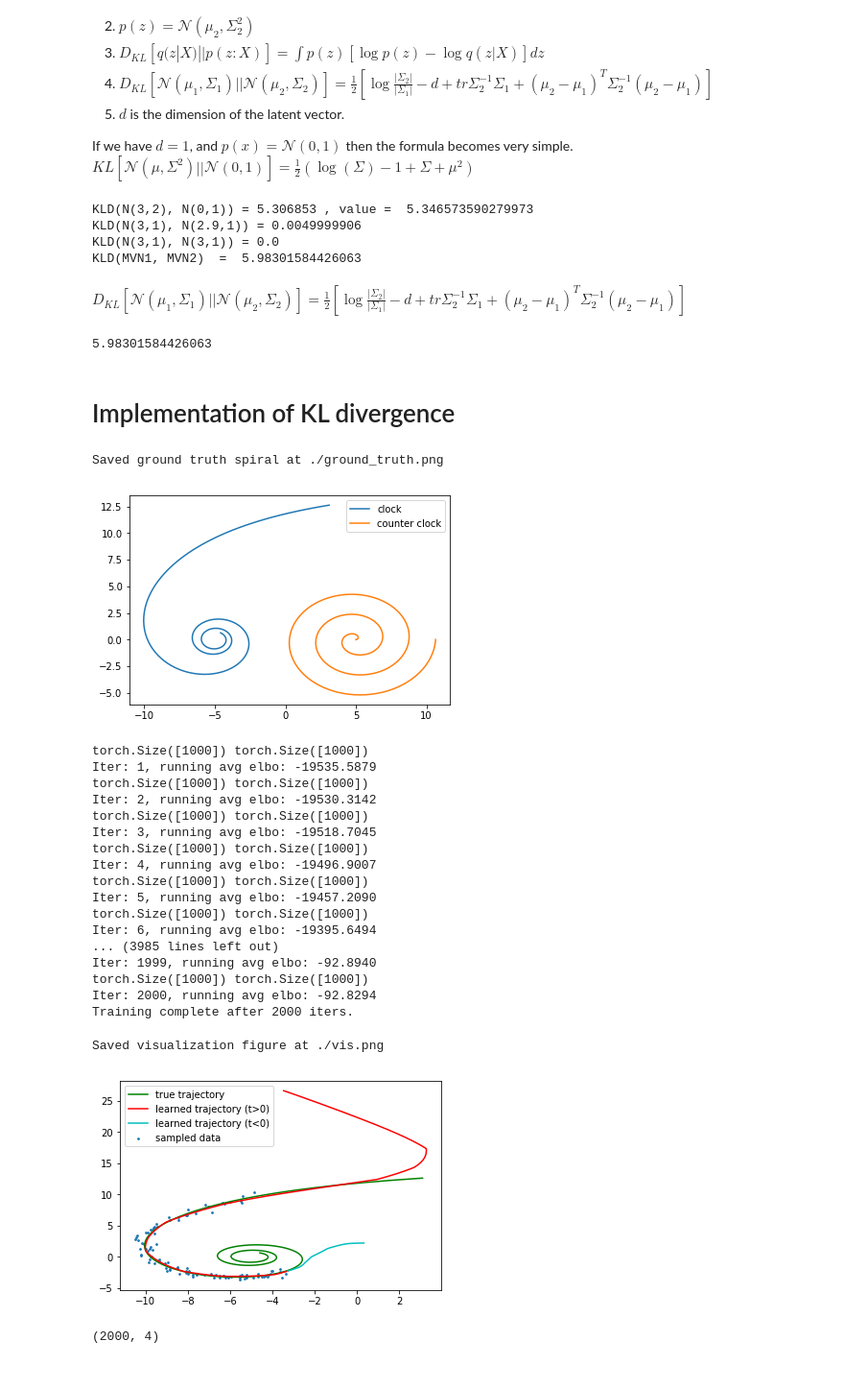
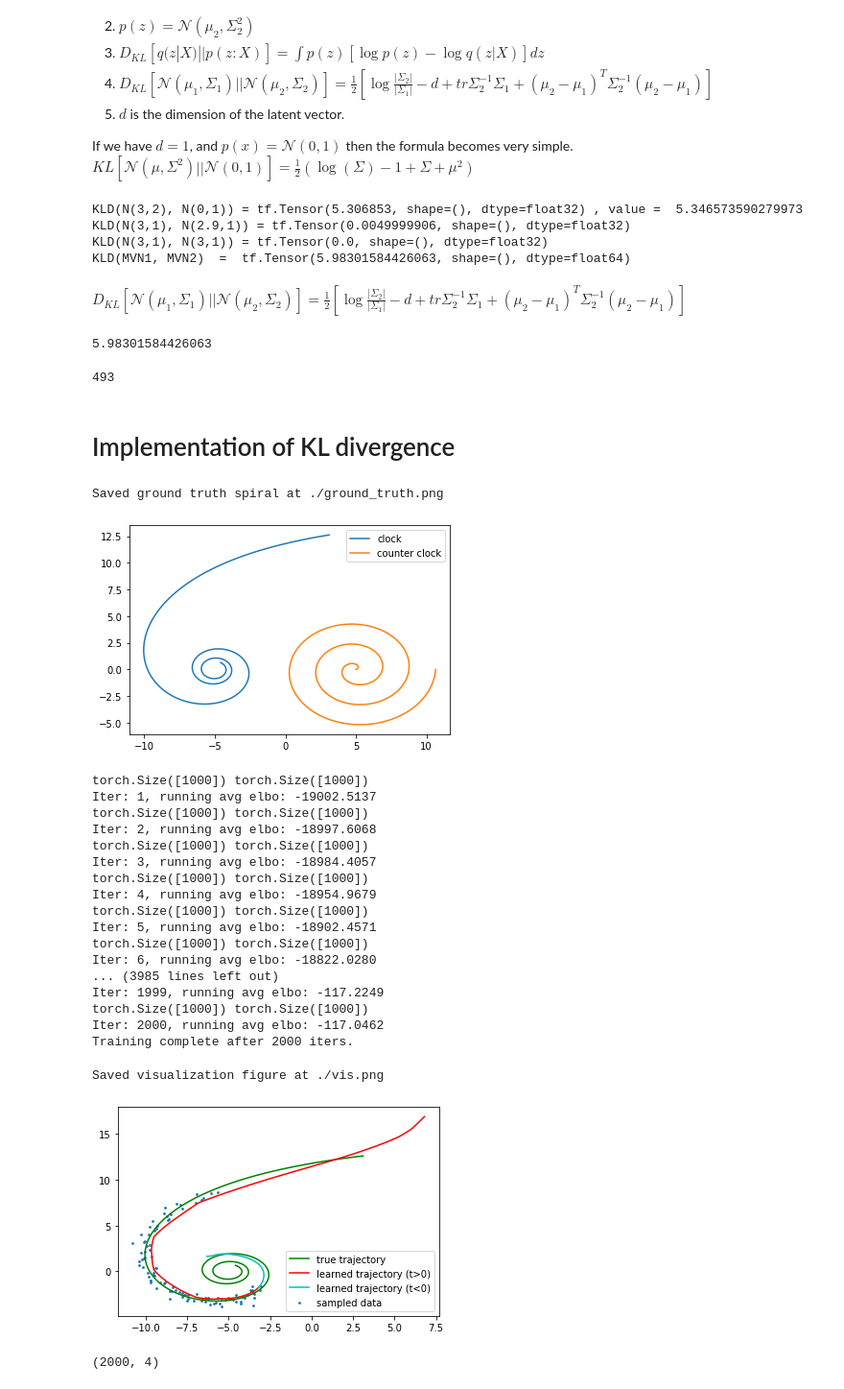
Before and after one commit to pmlg/ODEN, a Jupyter notebook: Neural Ordinary Differential Equation.ipynb, the cells around one changed output. Shown at 96% size. Saved outputs shown, nothing was run; the diff lists cells and outputs as text; code cells hidden in the pictures.

```diff
--- a/Neural Ordinary Differential Equation.ipynb
+++ b/Neural Ordinary Differential Equation.ipynb
@@ -393,14 +409,15 @@ If we have $d=1$, and $p(x) = \mathcal{N}(0,1)$ then the formula becomes very si
 $KL [\mathcal{N}(\mu, \Sigma^2) || \mathcal{N}(0,1)  ] = \frac{1}{2}(\log(\Sigma) -1  + \Sigma + \mu^2)$
 # %%
 #tensor flow allows you to get the KL between two distribution...
+#pip install --upgrade tensorflow-probability
 import numpy as np
 import tensorflow as tf
-import tensorflow.contrib.distributions as dis
-Normal = tf.contrib.distributions.Normal
-t = dis.kl_divergence(Normal(3.0, 2.0), Normal(0.0, 1.0))
-t2  =  dis.kl_divergence(Normal(3.0, 1.0), Normal(2.9,1.0))
-t3 =  dis.kl_divergence(Normal(3.0, 1.0), Normal(3.0,1.0))
-
+import tensorflow_probability as tfp
+Normal = tfp.distributions.Normal
+t = tfp.distributions.kl_divergence(Normal(3.0, 2.0), Normal(0.0, 1.0))
+t2 = tfp.distributions.kl_divergence(Normal(3.0, 1.0), Normal(2.9,1.0))
+t3 = tfp.distributions.kl_divergence(Normal(3.0, 1.0), Normal(3.0,1.0))
+import gc
 #Multivariate Normal distribution
 mu1 =np.array( [1.,2])
 cov1=np.array([[3,3/5], [3/5,2]])
@@ -409,36 +426,32 @@ cov1=np.array([[3,3/5], [3/5,2]])
 mu2 = np.array([4,2.1])
 cov2= np.array([[1,3/5], [3/5,2]])
 
-tmvn = dis.kl_divergence(tf.contrib.distributions.MultivariateNormalFullCovariance(loc=mu1,covariance_matrix=cov1),
-        tf.contrib.distributions.MultivariateNormalFullCovariance(
+tmvn = tfp.distributions.kl_divergence(tfp.distributions.MultivariateNormalFullCovariance(loc=mu1,covariance_matrix=cov1),
+        tfp.distributions.MultivariateNormalFullCovariance(
            loc=mu2,
            covariance_matrix=cov2) )
 
-
-with tf.Session() as session:
-    t_val = session.run(t)
-    print ('KLD(N(3,2), N(0,1)) =', t_val, ", value = ", .5*(np.log(2)  - 1  + 2.0 + 3**2 ))
-    t_val = session.run(t2)
-    print('KLD(N(3,1), N(2.9,1)) =', t_val)
-    t_val = session.run(t3)
-    print('KLD(N(3,1), N(3,1)) =', t_val)
-    t_val =session.run(tmvn)
-    print('KLD(MVN1, MVN2)  = ', t_val)
+print('KLD(N(3,2), N(0,1)) =', t, ", value = ", .5*(np.log(2)  - 1  + 2.0 + 3**2 ))
+print('KLD(N(3,1), N(2.9,1)) =', t2)
+print('KLD(N(3,1), N(3,1)) =', t3)
+print('KLD(MVN1, MVN2)  = ', tmvn)
 # %% [output]
-KLD(N(3,2), N(0,1)) = 5.306853 , value =  5.346573590279973
-KLD(N(3,1), N(2.9,1)) = 0.0049999906
-KLD(N(3,1), N(3,1)) = 0.0
-KLD(MVN1, MVN2)  =  5.98301584426063
+KLD(N(3,2), N(0,1)) = tf.Tensor(5.306853, shape=(), dtype=float32) , value =  5.346573590279973
+KLD(N(3,1), N(2.9,1)) = tf.Tensor(0.0049999906, shape=(), dtype=float32)
+KLD(N(3,1), N(3,1)) = tf.Tensor(0.0, shape=(), dtype=float32)
+KLD(MVN1, MVN2)  =  tf.Tensor(5.98301584426063, shape=(), dtype=float64)
 # %% [markdown]
 $D_{KL}[\mathcal{N}(\mu_1, \Sigma_1)||\mathcal{N}(\mu_2,\Sigma_2)]= \frac{1}{2} [\log \frac{|\Sigma_2|}{|\Sigma_1|} - d  + tr{\Sigma_2^{-1}\Sigma_1} + (\mu_2-\mu_1)^T\Sigma_2^{-1}(\mu_2-\mu_1)]$
 # %%
-
+import gc
 
 dkl = 0.5*(np.log(np.linalg.det(cov2)/np.linalg.det(cov1) )- 2 +
            np.trace(np.linalg.inv(cov2)@cov1) + np.transpose(mu2-mu1)@np.linalg.inv(cov2)@(mu2-mu1))
 print(dkl)
+gc.collect()
 # %% [output]
 5.98301584426063
+493
 # %% [markdown]
 # Implementation of KL divergence
 # %%
@@ -451,6 +464,8 @@ def normal_kl(mu1, lv1, mu2, lv2):
     kl = lstd2 - lstd1 + ((v1 + (mu1 - mu2) ** 2.) / (2. * v2)) - .5
     return kl
 # %%
+import torch
+import gc
 latent_dim = 4
 nhidden = 20
 rnn_nhidden = 25
@@ -463,6 +478,7 @@ a = 0.
 b = .3
 ntotal = 1000
 nsample = 100
+gc.collect()
 device = torch.device('cuda:' + str(gpu)
                       if torch.cuda.is_available() else 'cpu')
 
@@ -487,7 +503,7 @@ optimizer = optim.Adam(params, lr=lr)
 loss_meter = RunningAverageMeter()
 # %% [output]
 Saved ground truth spiral at ./ground_truth.png
-[figure, old version]
+[figure, new version]
 # %%
 if train_dir is not None:
     if not os.path.exists(train_dir):
@@ -554,21 +570,21 @@ except KeyboardInterrupt:
 print('Training complete after {} iters.'.format(itr))
 # %% [output]
 torch.Size([1000]) torch.Size([1000])
-Iter: 1, running avg elbo: -19535.5879
+Iter: 1, running avg elbo: -19002.5137
 torch.Size([1000]) torch.Size([1000])
-Iter: 2, running avg elbo: -19530.3142
+Iter: 2, running avg elbo: -18997.6068
 torch.Size([1000]) torch.Size([1000])
-Iter: 3, running avg elbo: -19518.7045
+Iter: 3, running avg elbo: -18984.4057
 torch.Size([1000]) torch.Size([1000])
-Iter: 4, running avg elbo: -19496.9007
+Iter: 4, running avg elbo: -18954.9679
 torch.Size([1000]) torch.Size([1000])
-Iter: 5, running avg elbo: -19457.2090
+Iter: 5, running avg elbo: -18902.4571
 torch.Size([1000]) torch.Size([1000])
-Iter: 6, running avg elbo: -19395.6494
+Iter: 6, running avg elbo: -18822.0280
 ... (3985 lines left out)
-Iter: 1999, running avg elbo: -92.8940
+Iter: 1999, running avg elbo: -117.2249
 torch.Size([1000]) torch.Size([1000])
-Iter: 2000, running avg elbo: -92.8294
+Iter: 2000, running avg elbo: -117.0462
 Training complete after 2000 iters.
 # %%
 with torch.no_grad():
@@ -580,7 +596,8 @@ with torch.no_grad():
     qz0_mean, qz0_logvar = out[:, :latent_dim], out[:, latent_dim:]
     epsilon = torch.randn(qz0_mean.size()).to(device)
     z0 = epsilon * torch.exp(.5 * qz0_logvar) + qz0_mean
-    orig_ts = torch.from_numpy(orig_ts).float().to(device)
+    orig_ts = torch.as_tensor(np.array(orig_ts.cpu()).astype('float')).to(device)
+    #orig_ts = torch.from_numpy(orig_ts).float().to(device)
 
     # take first trajectory for visualization
     z0 = z0[0]
@@ -588,34 +605,34 @@ with torch.no_grad():
     ts_pos = np.linspace(0., 2. * np.pi, num=2000)
     ts_neg = np.linspace(-np.pi, 0., num=2000)[::-1].copy()
     ts_pos = torch.from_numpy(ts_pos).float().to(device)
     ts_neg = torch.from_numpy(ts_neg).float().to(device)
 
     zs_pos = odeint(func, z0, ts_pos)
     zs_neg = odeint(func, z0, ts_neg)
 
     xs_pos = dec(zs_pos)
     xs_neg = torch.flip(dec(zs_neg), dims=[0])
 
 xs_pos = xs_pos.cpu().numpy()
 xs_neg = xs_neg.cpu().numpy()
 orig_traj = orig_trajs[0].cpu().numpy()
 samp_traj = samp_trajs[0].cpu().numpy()
 
 plt.figure()
 plt.plot(orig_traj[:, 0], orig_traj[:, 1],
          'g', label='true trajectory')
 plt.plot(xs_pos[:, 0], xs_pos[:, 1], 'r',
          label='learned trajectory (t>0)')
 plt.plot(xs_neg[:, 0], xs_neg[:, 1], 'c',
          label='learned trajectory (t<0)')
 plt.scatter(samp_traj[:, 0], samp_traj[
             :, 1], label='sampled data', s=3)
 plt.legend()
 plt.savefig('./vis.png', dpi=500)
 print('Saved visualization figure at {}'.format('./vis.png'))
 # %% [output]
 Saved visualization figure at ./vis.png
-[figure, old version]
+[figure, new version]
 # %%
 z = zs_pos.cpu().numpy()
 # %%
```
Also changed, not shown: parts of 6 cells of this notebook, 2 other files.
